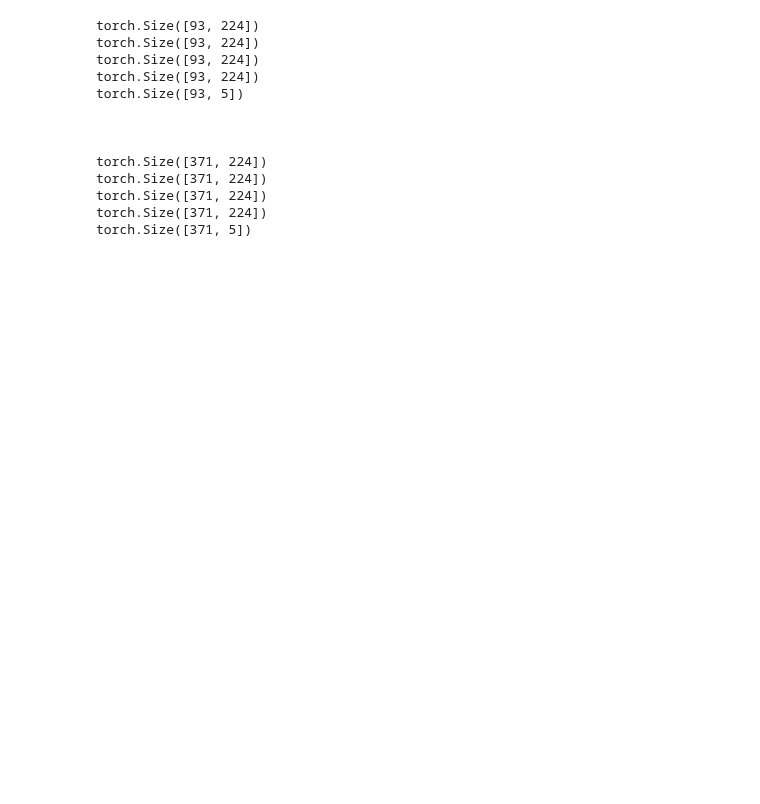
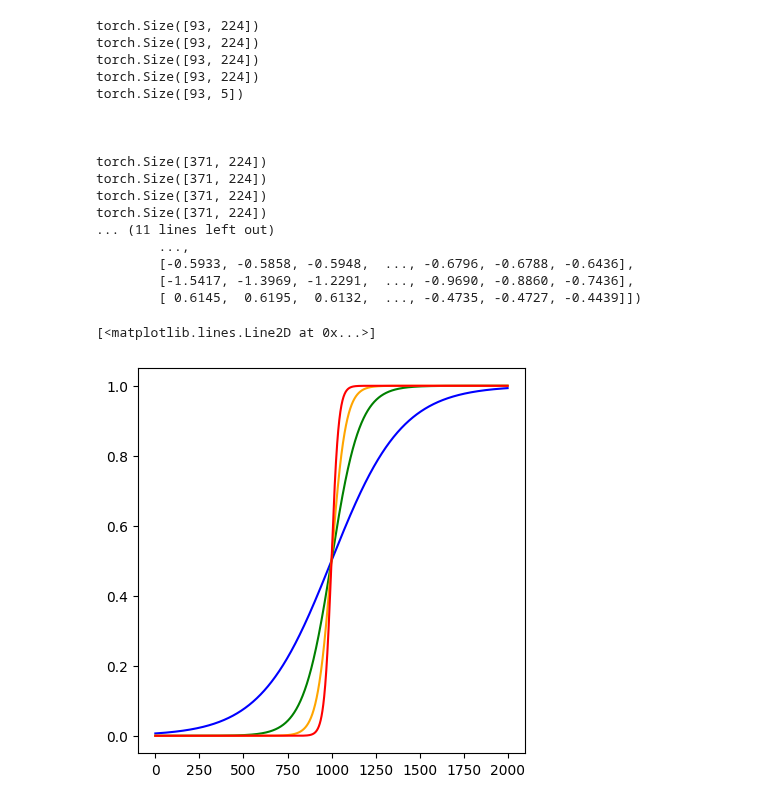
Before and after one commit to adarshramiyer/gAIt, a Jupyter notebook: time_series_models/fcnn_sigmoid_evaluation.ipynb, the cells around one changed output. Saved outputs shown, nothing was run; the diff lists cells and outputs as text; code cells hidden in the pictures; blank space fills up the shorter version.

```diff
--- a/time_series_models/fcnn_sigmoid_evaluation.ipynb
+++ b/time_series_models/fcnn_sigmoid_evaluation.ipynb
@@ -163,6 +165,10 @@ print(smoothed_X_train.size())
 print(trans_X_train.size())
 print(final_X_train.size())
 print(y_train.size())
+
+print(y_train)
+
+print(raw_X_test)
 # %% [output]
 torch.Size([93, 224])
 torch.Size([93, 224])
@@ -176,7 +182,28 @@ torch.Size([371, 224])
 torch.Size([371, 224])
 torch.Size([371, 224])
 torch.Size([371, 224])
-torch.Size([371, 5])
+... (11 lines left out)
+        ...,
+        [-0.5933, -0.5858, -0.5948,  ..., -0.6796, -0.6788, -0.6436],
+        [-1.5417, -1.3969, -1.2291,  ..., -0.9690, -0.8860, -0.7436],
+        [ 0.6145,  0.6195,  0.6132,  ..., -0.4735, -0.4727, -0.4439]])
+# %%
+# testing tempered sigmoid
+
+def temperedSigmoid(x, T):
+    sigmoid = nn.Sigmoid()
+    return sigmoid(T * x)
+
+fig, ax = plt.subplots(1, figsize = (5, 5))
+
+x = torch.tensor(np.linspace(-50, 50, num=2000))
+ax.plot(temperedSigmoid(x, 0.1).tolist(), c='b')
+ax.plot(temperedSigmoid(x, 0.25).tolist(), c='g')
+ax.plot(temperedSigmoid(x, 0.5).tolist(), c='orange')
+ax.plot(temperedSigmoid(x, 1).tolist(), c='r')
+# %% [output]
+[<matplotlib.lines.Line2D at 0x...>]
+[figure, added]
 # %%
 # setting up FCNN
 
```
Also changed, not shown: parts of 8 cells of this notebook, 9 other files.
